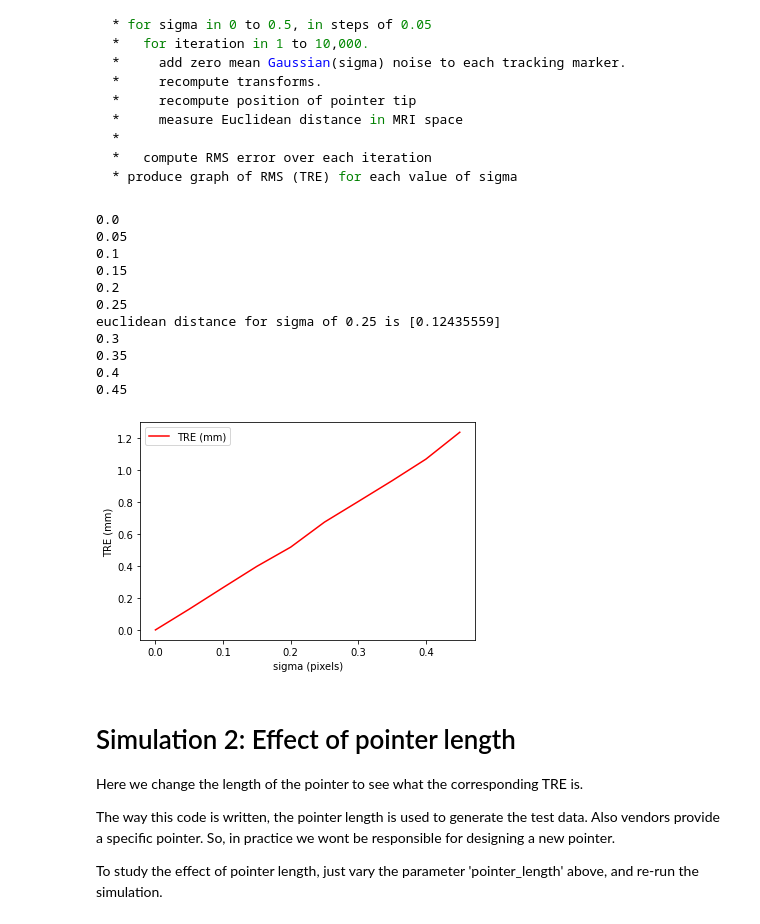
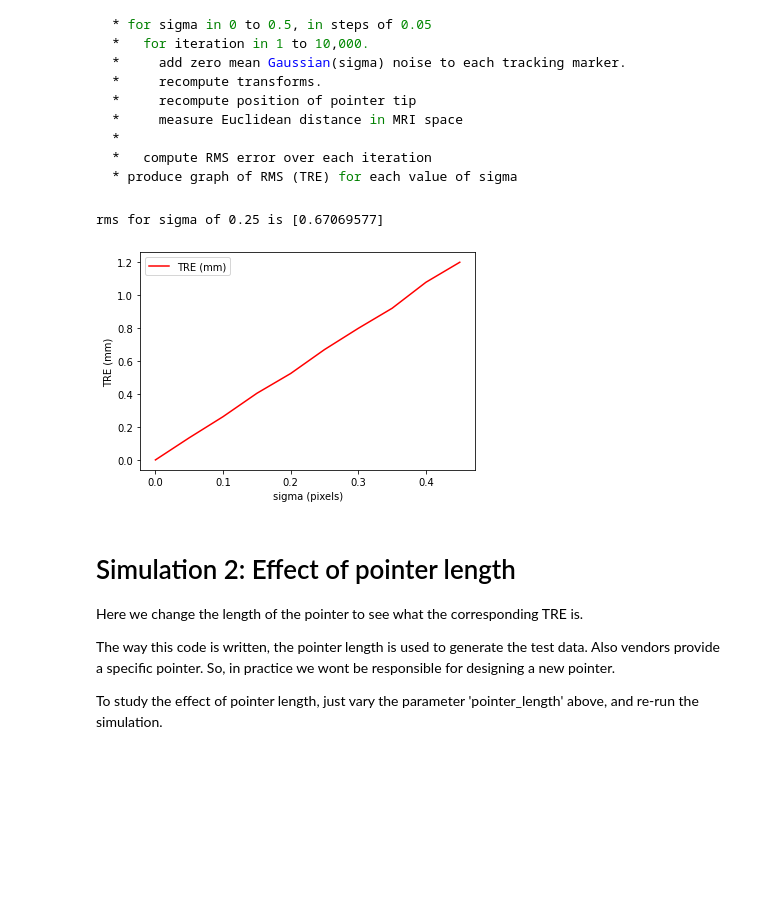
Before and after one commit to swishswish123/endosim, a Jupyter notebook: endosim/notebooks/pointer/pointer.ipynb, the cells around one changed output. Saved outputs shown, nothing was run; the diff lists cells and outputs as text; code cells hidden in the pictures; blank space fills up the shorter version.

```diff
--- a/endosim/notebooks/pointer/pointer.ipynb
+++ b/endosim/notebooks/pointer/pointer.ipynb
@@ -695,48 +711,38 @@ for sigma_counter in range(0, 50, 5):
     sigma = float(sigma_counter) / float(100)
     rms = 0
     for i in range(number_samples):
         tmp_pointer = add_noise_to_points(pnt_ref_in_camera_space_at_patient[0:4,0:3], sigma) # Mustn't include pointer tip!
         tmp_ref = add_noise_to_points(pat_ref_in_camera_space_at_patient[:,0:3], sigma)
 
         R, t, FRE = pro.orthogonal_procrustes(tmp_pointer, pnt_ref_with_tip[0:4, 0:3])
         tmp_pointer_to_cam = mu.construct_rigid_transformation(R, t)
 
         R, t, FRE = pro.orthogonal_procrustes(tmp_ref, pat_ref[0:4, 0:3])
         tmp_reference_to_cam = mu.construct_rigid_transformation(R, t)
 
         pointer_tip_in_mri_space = pointer_to_mri(tmp_pointer_to_cam, tmp_reference_to_cam, PatRef_T_MRI, origin)
 
         # euclid_dist is x^2+y^2+x^2
         euclid_dist = calculate_euclid_dist(pointer_tip_in_mri_space,tumour_in_mri_space)
 
         rms = rms + euclid_dist
     rms = rms / float(number_samples)
     rms = np.sqrt(rms)
-    print(sigma)
+
     if sigma == 0.25:
-        print(f'euclidean distance for sigma of 0.25 is {euclid_dist}')
-        rms_25_tracking = euclid_dist
+        print(f'rms for sigma of 0.25 is {rms}')
+        rms_25_tracking = rms
     x_values.append(sigma)
     y_values.append(rms)
 
 plt.plot(x_values, y_values, 'r', label='TRE (mm)')
 plt.legend(loc='upper left')
 plt.xlabel('sigma (pixels)')
 plt.ylabel('TRE (mm)')
 plt.show()
 # %% [output]
-0.0
-0.05
-0.1
-0.15
-0.2
-0.25
-euclidean distance for sigma of 0.25 is [0.12435559]
-0.3
-0.35
-0.4
-0.45
+rms for sigma of 0.25 is [0.67069577]
-[figure, old version]
+[figure, new version]
 # %% [markdown]
 # Simulation 2: Effect of pointer length
 
```
Also changed, not shown: parts of 11 cells of this notebook, 5 other files.
